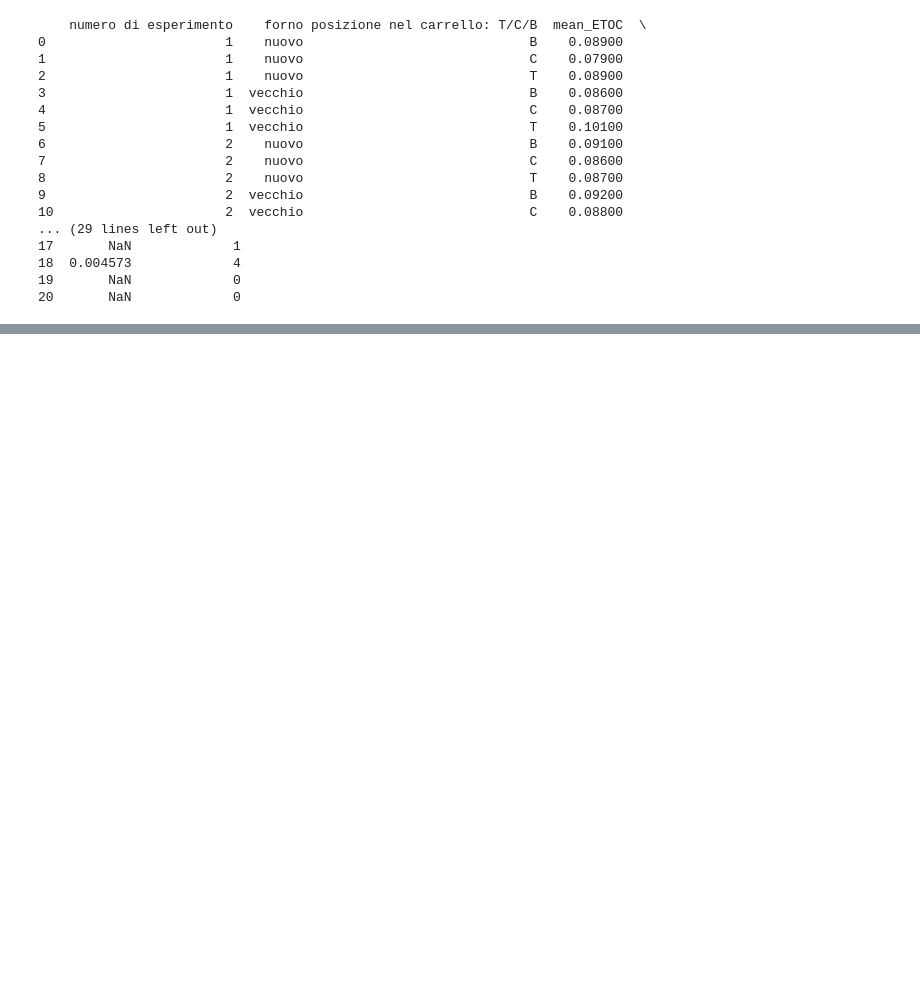
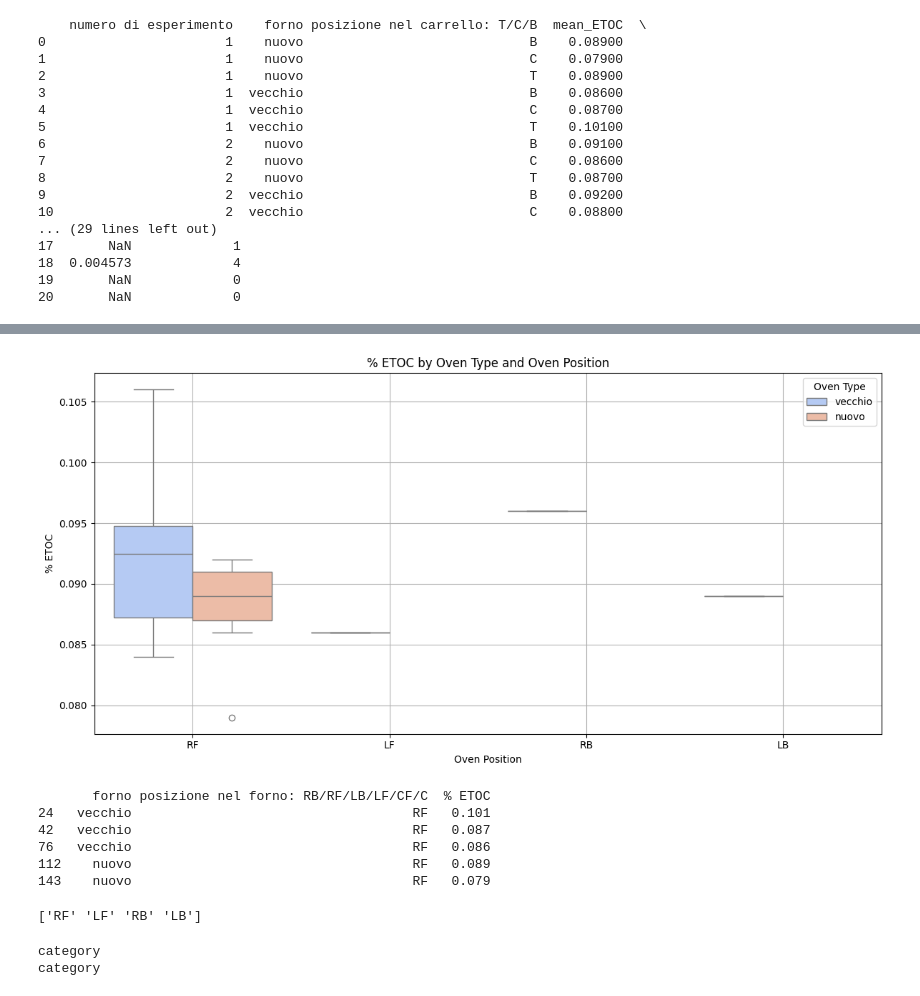
Before and after one commit to MaliheDahmardeh/ZB, a Jupyter notebook: ZB.ipynb, the cells around one changed output, grey strips where cells are left out. Saved outputs shown, nothing was run; the diff lists cells and outputs as text; code cells hidden in the pictures; blank space fills up the shorter version.

```diff
--- a/ZB.ipynb
+++ b/ZB.ipynb
@@ -670,21 +689,22 @@ AssertionError:
 # %%
 import seaborn as sns
 import matplotlib.pyplot as plt
 
-# Set up the plot
-plt.figure(figsize=(16, 8))
+# Boxplot showing interaction effects
+plt.figure(figsize=(12, 6))
 sns.boxplot(
-    data=df_filtered,
-    x='posizione nel carrello: T/C/B',
+    data=data_filtered,
+    x='posizione nel forno: RB/RF/LB/LF/CF/C',
     y='% ETOC',
     hue='forno',
     palette='coolwarm'
 )
-
-# Add title and labels
-plt.title('% ETOC by Oven Type and Trolley Position Across Experiments', fontsize=16)
-plt.xlabel('Trolley Position (T/C/B)', fontsize=12)
-plt.ylabel('% ETOC', fontsize=12)
-plt.legend(title='Oven Type', fontsize=10)
+plt.title('% ETOC by Oven Type and Oven Position')
+plt.xlabel('Oven Position')
+plt.ylabel('% ETOC')
+plt.legend(title='Oven Type')
 plt.grid(True)
+plt.tight_layout()
 plt.show()
+# %% [output]
+[figure, added]
@@ -709,0 +711,19 @@ for experiment in unique_experiments:
+# %%
+print(data_filtered[['forno', 'posizione nel forno: RB/RF/LB/LF/CF/C', '% ETOC']].head())
+# %% [output]
+       forno posizione nel forno: RB/RF/LB/LF/CF/C  % ETOC
+24   vecchio                                    RF   0.101
+42   vecchio                                    RF   0.087
+76   vecchio                                    RF   0.086
+112    nuovo                                    RF   0.089
+143    nuovo                                    RF   0.079
+# %%
+print(data_filtered['posizione nel forno: RB/RF/LB/LF/CF/C'].unique())
+# %% [output]
+['RF' 'LF' 'RB' 'LB']
+# %%
+print(data_filtered['forno'].dtype)
+print(data_filtered['posizione nel forno: RB/RF/LB/LF/CF/C'].dtype)
+# %% [output]
+category
+category
```
Also changed, not shown: parts of 10 cells of this notebook.
